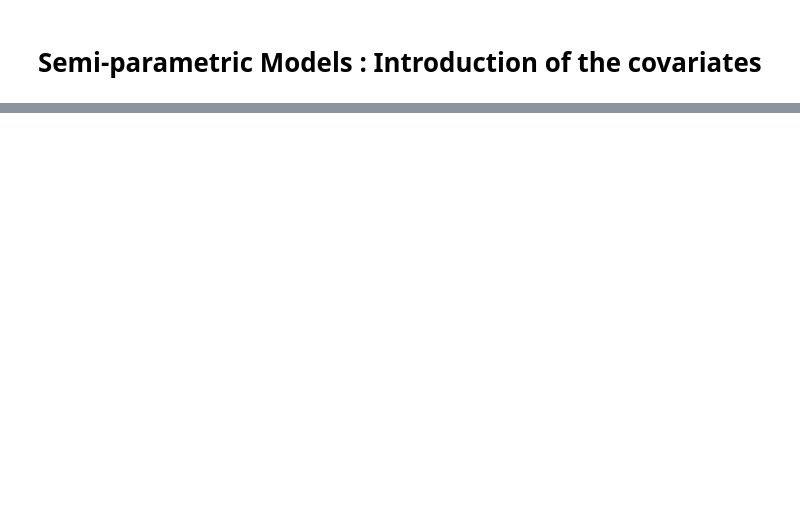
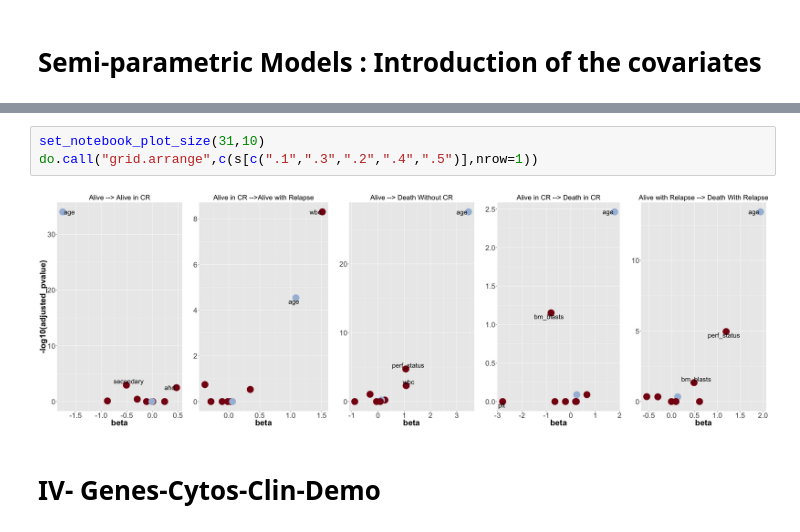
Before and after one commit to reyear/AML_Analysis, a Jupyter notebook: analysis/prognosis/Prognosis_locked/MultiState_Model.ipynb, the cells around one changed output, grey strips where cells are left out. Drawn from its saved outputs; the diff is of its cells as text; blank space fills up the shorter version.

```diff
--- a/analysis/prognosis/Prognosis_locked/MultiState_Model.ipynb
+++ b/analysis/prognosis/Prognosis_locked/MultiState_Model.ipynb
@@ -193,0 +393,7 @@ plot(pt0_data,from=1, ord = ord, xlab = "Entry Time",las = 1, type = "filled", c
+# %%
+set_notebook_plot_size(31,10)
+do.call("grid.arrange",c(s[c(".1",".3",".2",".4",".5")],nrow=1))
+# %% [output]
+[figure, added]
+# %% [markdown]
+# IV- Genes-Cytos-Clin-Demo
```
Also changed, not shown: parts of 33 cells of this notebook, 9 other files.
